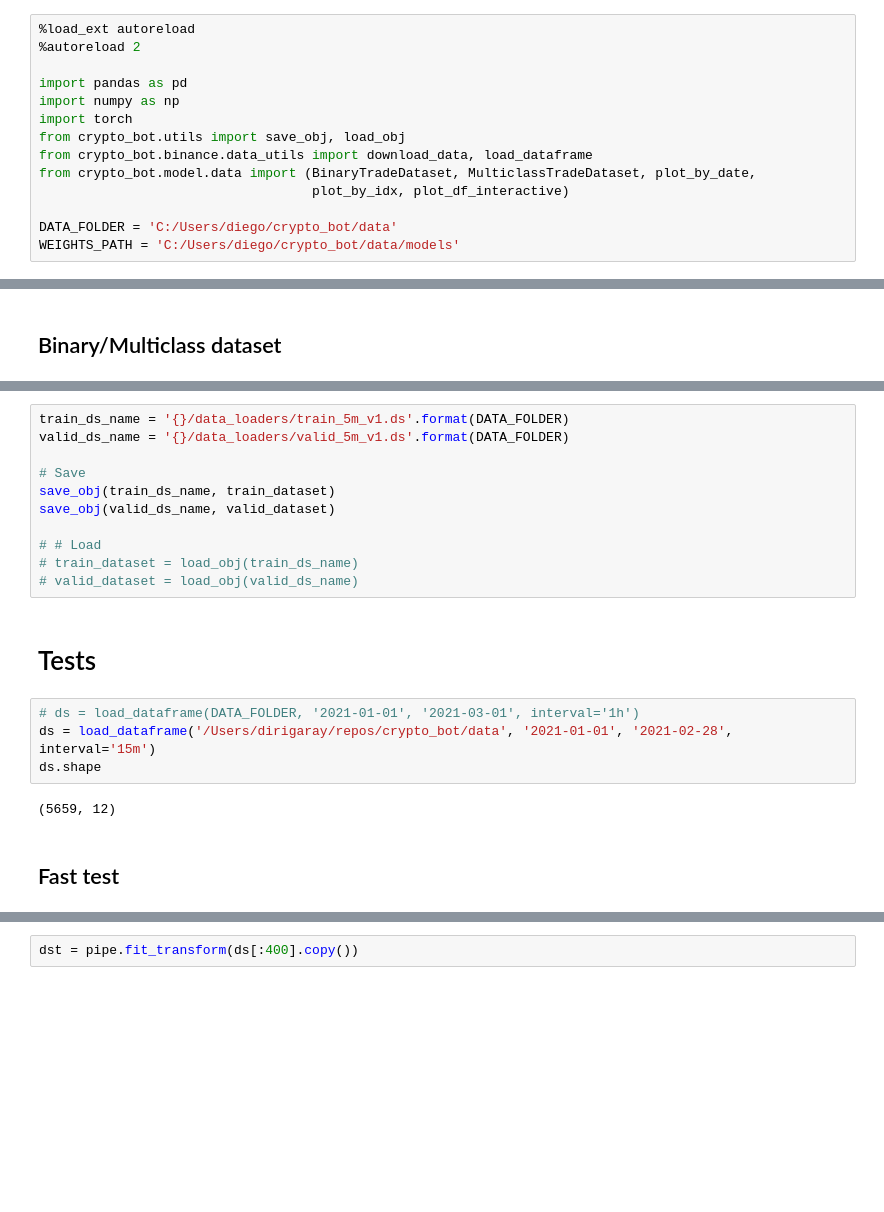
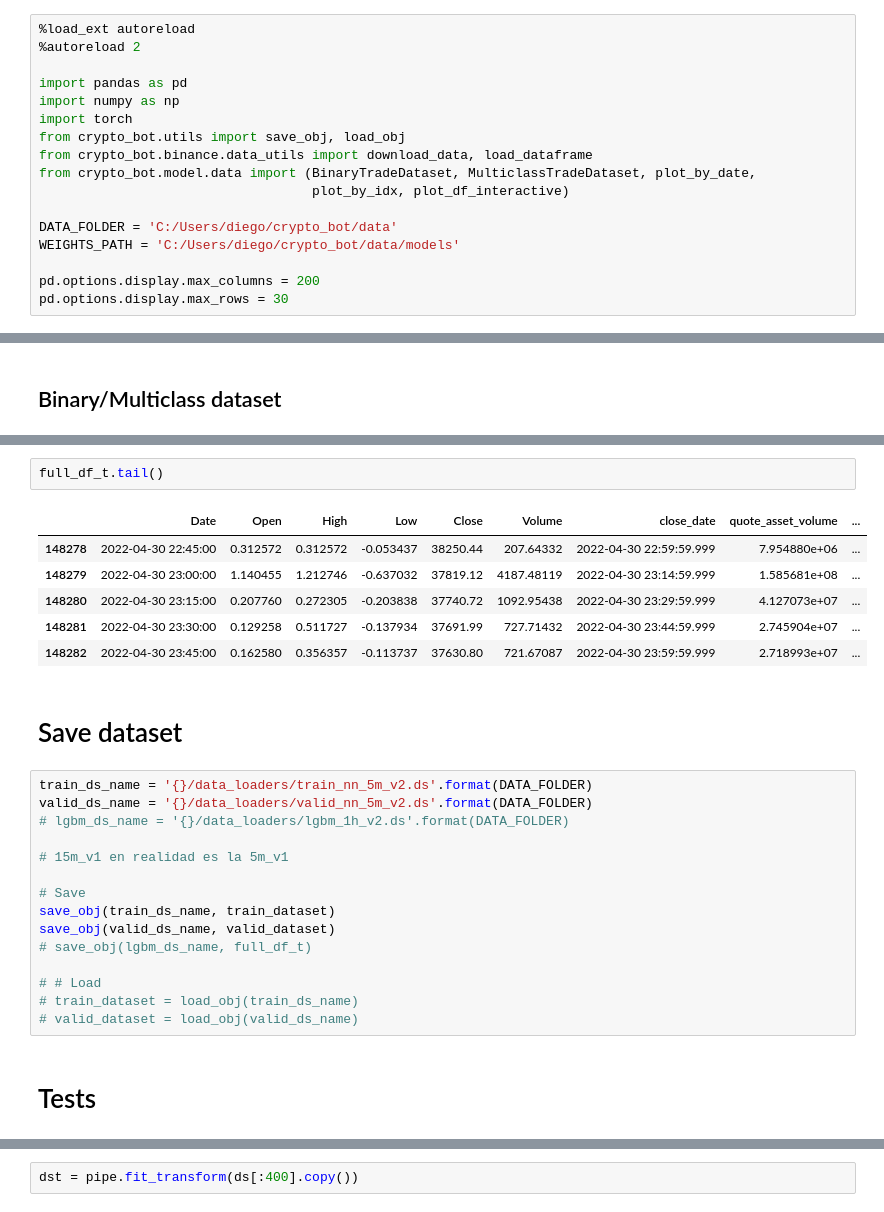
Before and after one commit to diegoirigaray/crypto_bot, a Jupyter notebook: notebooks/data_code.ipynb, the cells around one changed output, grey strips where cells are left out. Drawn from its saved outputs; the diff is of its cells as text; blank space fills up the shorter version.

Commit message:
Pruebas varias lgbm y nn

```diff
--- a/notebooks/data_code.ipynb
+++ b/notebooks/data_code.ipynb
@@ -924,3 +14,6 @@ from crypto_bot.model.data import (BinaryTradeDataset, MulticlassTradeDataset, p
 
 DATA_FOLDER = 'C:/Users/diego/crypto_bot/data'
 WEIGHTS_PATH = 'C:/Users/diego/crypto_bot/data/models'
+
+pd.options.display.max_columns = 200
+pd.options.display.max_rows = 30
@@ -978,21 +465,28 @@ valid_dataset.precompute()
+# %%
+full_df_t.tail()
+# %% [output]
+|  | Date | Open | High | Low | Close | Volume | close_date | quote_asset_volume | ... |
+| 148278 | 2022-04-30 22:45:00 | 0.312572 | 0.312572 | -0.053437 | 38250.44 | 207.64332 | 2022-04-30 22:59:59.999 | 7.954880e+06 | ... |
+| 148279 | 2022-04-30 23:00:00 | 1.140455 | 1.212746 | -0.637032 | 37819.12 | 4187.48119 | 2022-04-30 23:14:59.999 | 1.585681e+08 | ... |
+| 148280 | 2022-04-30 23:15:00 | 0.207760 | 0.272305 | -0.203838 | 37740.72 | 1092.95438 | 2022-04-30 23:29:59.999 | 4.127073e+07 | ... |
+| 148281 | 2022-04-30 23:30:00 | 0.129258 | 0.511727 | -0.137934 | 37691.99 | 727.71432 | 2022-04-30 23:44:59.999 | 2.745904e+07 | ... |
+| 148282 | 2022-04-30 23:45:00 | 0.162580 | 0.356357 | -0.113737 | 37630.80 | 721.67087 | 2022-04-30 23:59:59.999 | 2.718993e+07 | ... |
+# %% [markdown]
+# Save dataset
 # %%
-train_ds_name = '{}/data_loaders/train_5m_v1.ds'.format(DATA_FOLDER)
-valid_ds_name = '{}/data_loaders/valid_5m_v1.ds'.format(DATA_FOLDER)
+train_ds_name = '{}/data_loaders/train_nn_5m_v2.ds'.format(DATA_FOLDER)
+valid_ds_name = '{}/data_loaders/valid_nn_5m_v2.ds'.format(DATA_FOLDER)
+# lgbm_ds_name = '{}/data_loaders/lgbm_1h_v2.ds'.format(DATA_FOLDER)
+
+# 15m_v1 en realidad es la 5m_v1
 
 # Save
 save_obj(train_ds_name, train_dataset)
 save_obj(valid_ds_name, valid_dataset)
+# save_obj(lgbm_ds_name, full_df_t)
 
 # # Load
 # train_dataset = load_obj(train_ds_name)
 # valid_dataset = load_obj(valid_ds_name)
 # %% [markdown]
 # Tests
-# %%
-# ds = load_dataframe(DATA_FOLDER, '2021-01-01', '2021-03-01', interval='1h')
-ds = load_dataframe('/Users/dirigaray/repos/crypto_bot/data', '2021-01-01', '2021-02-28', interval='15m')
-ds.shape
-# %% [output]
-(5659, 12)
-# %% [markdown]
-## Fast test
```
Also changed, not shown: parts of 43 cells of this notebook, 11 other files.
